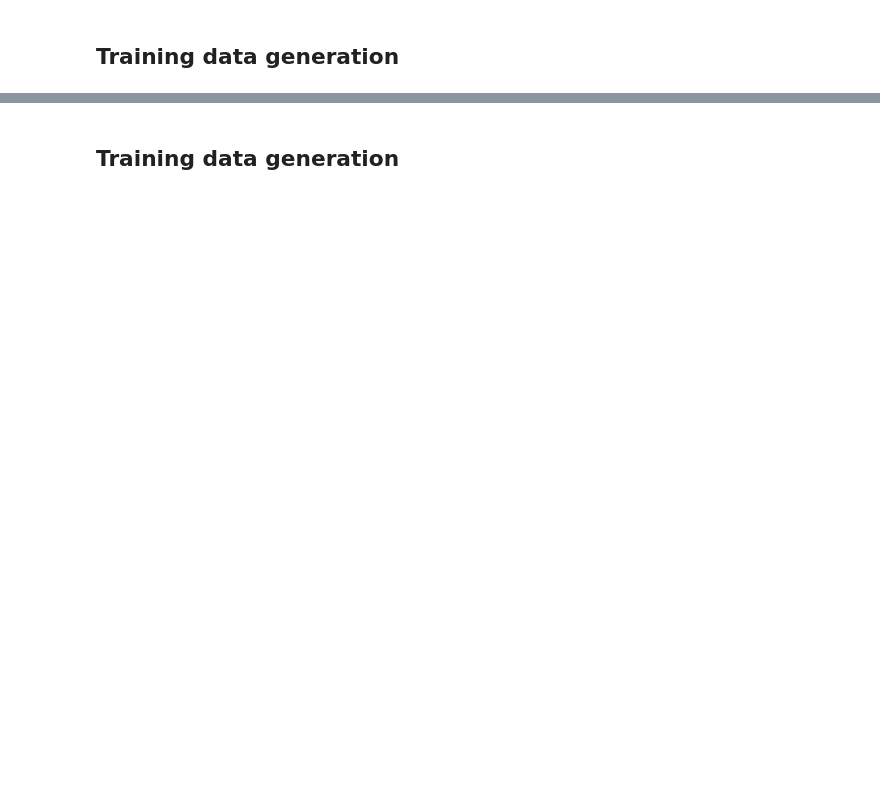
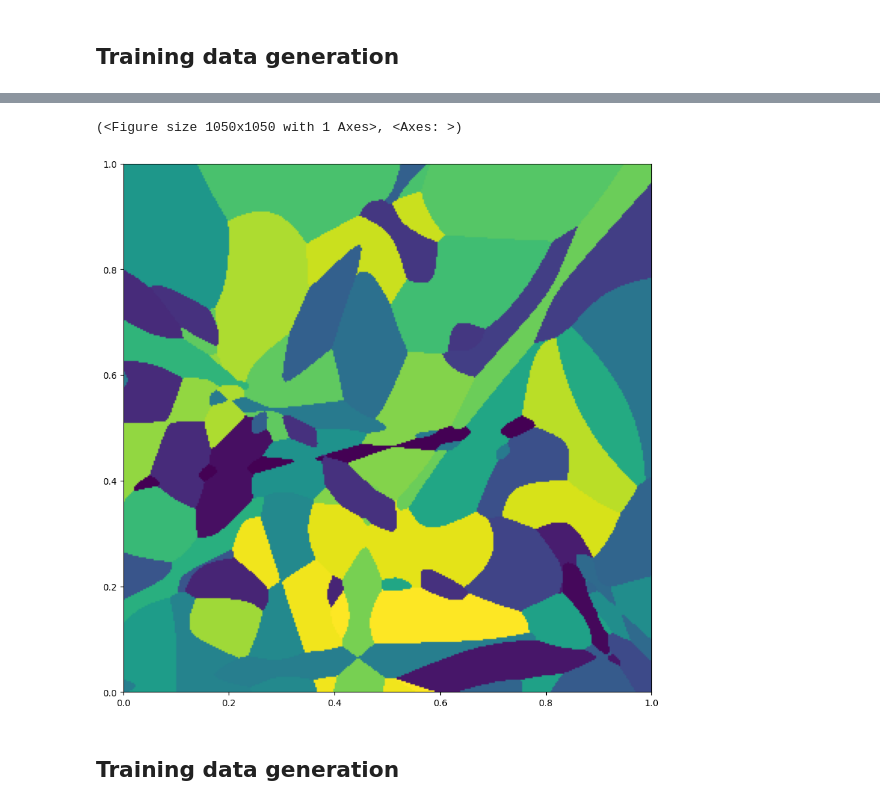
Before and after one commit to mbuze/GAN_microstructure_modelling, a Jupyter notebook: notebooks/GANs_microstructure_modelling_1.ipynb, the cells around one changed output, grey strips where cells are left out. Cells and saved outputs as stored; diff of their text form; code cells hidden in the pictures; blank space fills up the shorter version.

```diff
--- a/notebooks/GANs_microstructure_modelling_1.ipynb
+++ b/notebooks/GANs_microstructure_modelling_1.ipynb
@@ -202,5 +135,10 @@ apd1 = PyAPD.apd_system(
     )
 apd1.assemble_pixels() # defining the pixels
+# %%
+apd1.plot_apd()
+# %% [output]
+(<Figure size 1050x1050 with 1 Axes>, <Axes: >)
+[figure, added]
 # %%
 %%capture
 apd1.Lloyds_algorithm( # # algorithm for generating nice microstructure
```
Also changed, not shown: parts of 15 cells of this notebook, 30 other files.
